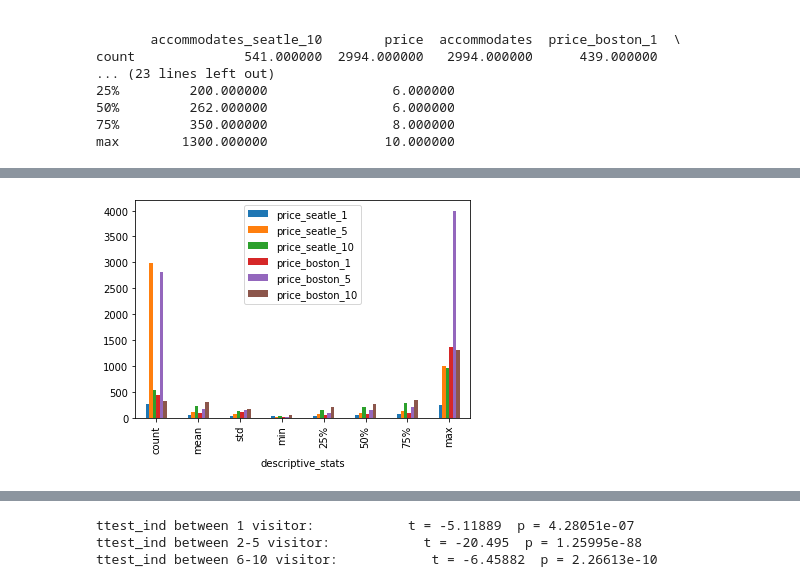
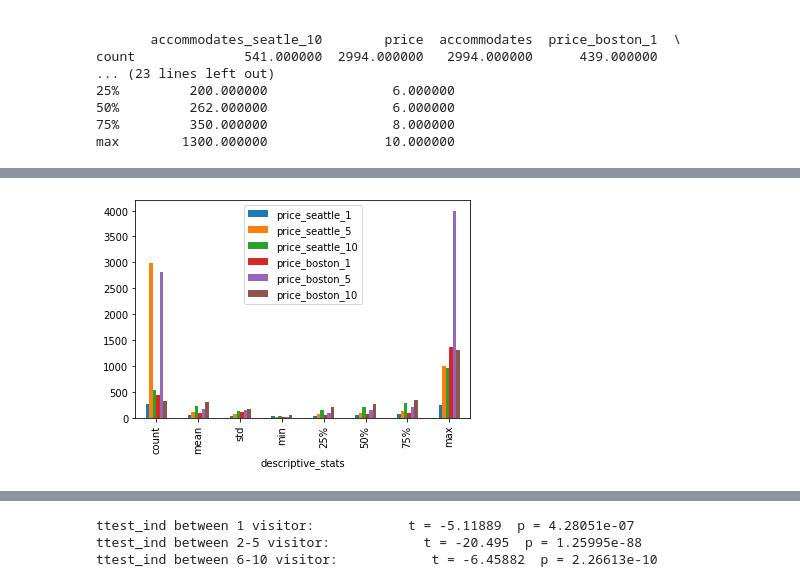
Before and after one commit to clarissabachmann/nanodegree, a Jupyter notebook: SeatleVsBostonNotebook.ipynb, the cells around one changed output, grey strips where cells are left out. Drawn from its saved outputs; the diff is of its cells as text; code cells hidden in the pictures.

```diff
--- a/SeatleVsBostonNotebook.ipynb
+++ b/SeatleVsBostonNotebook.ipynb
@@ -497,15 +485,15 @@ max        1300.000000               10.000000
 #Next create a data frame with all required descriptive stats to see how the different sizes of properties differ
 #in price between locations
 data = {'descriptive_stats': ['count', 'mean', 'std', 'min', '25%', '50%', '75%', 'max'],
-         'price_seatle_1': [256.00000, 58.375000, 28.285796, 25.000000, 40.000000, 50.000000, 65.000000, 250.000000],
-         'price_seatle_5': [2994.00000, 112.399466, 62.218669, 20.000000, 75.000000, 99.000000, 135.000000, 1000.000000],
-         'price_seatle_10': [541.00000, 234.353050, 126.489742, 38.000000, 150.000000, 200.000000, 285.000000, 950.000000],
+         'price_seattle_1': [256.00000, 58.375000, 28.285796, 25.000000, 40.000000, 50.000000, 65.000000, 250.000000],
+         'price_seattle_5': [2994.00000, 112.399466, 62.218669, 20.000000, 75.000000, 99.000000, 135.000000, 1000.000000],
+         'price_seattle_10': [541.00000, 234.353050, 126.489742, 38.000000, 150.000000, 200.000000, 285.000000, 950.000000],
          'price_boston_1': [439.000000, 85.507973, 104.699916, 20.000000, 48.000000, 65.000000, 90.000000, 1372.000000],
          'price_boston_5': [2806.000000 , 171.857448, 141.379880, 10.000000, 95.000000, 150.000000, 210.000000, 4000.000000],
          'price_boston_10': [326.000000  , 301.349693, 159.484652, 45.000000, 200.000000, 262.000000, 350.000000, 1300.000000]}
 dfDescribePlot = pd.DataFrame(data)
 print(dfDescribePlot)
-dfDescribePlot.plot(x='descriptive_stats', y=['price_seatle_1', 'price_seatle_5', 'price_seatle_10', 'price_boston_1', 'price_boston_5', 'price_boston_10'], kind='bar')
+dfDescribePlot.plot(x='descriptive_stats', y=['price_seattle_1', 'price_seattle_5', 'price_seattle_10', 'price_boston_1', 'price_boston_5', 'price_boston_10'], kind='bar')
 plt.ioff()
 plt.show()
 # %% [output]
@@ -521,11 +509,11 @@ plt.show()
 
    price_boston_1  price_boston_5  price_boston_10
 0      439.000000     2806.000000       326.000000
 1       85.507973      171.857448       301.349693
 2      104.699916      141.379880       159.484652
 3       20.000000       10.000000        45.000000
 4       48.000000       95.000000       200.000000
 5       65.000000      150.000000       262.000000
 6       90.000000      210.000000       350.000000
 7     1372.000000     4000.000000      1300.000000
-[figure, old version]
+[figure, new version]
```
Also changed, not shown: parts of 45 cells of this notebook.
